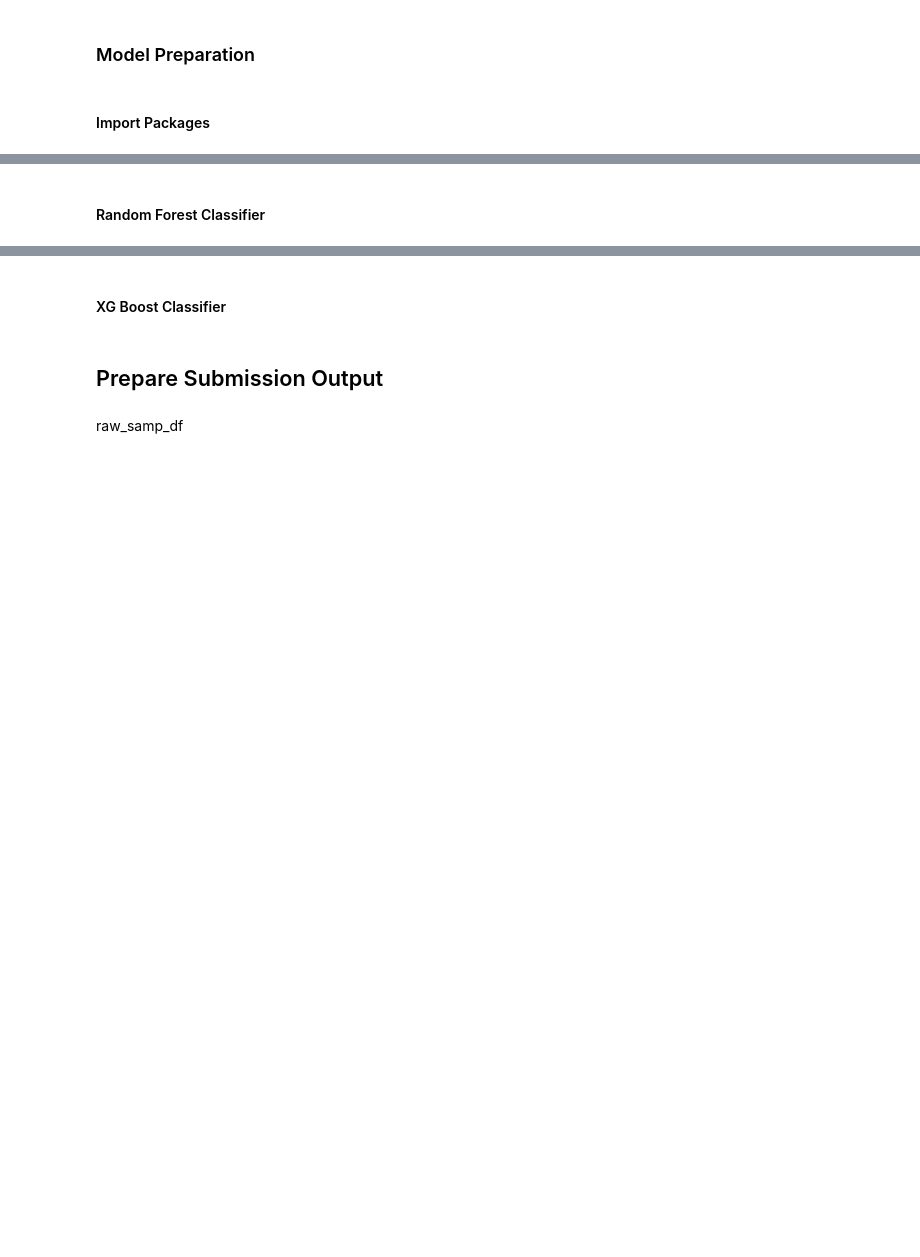
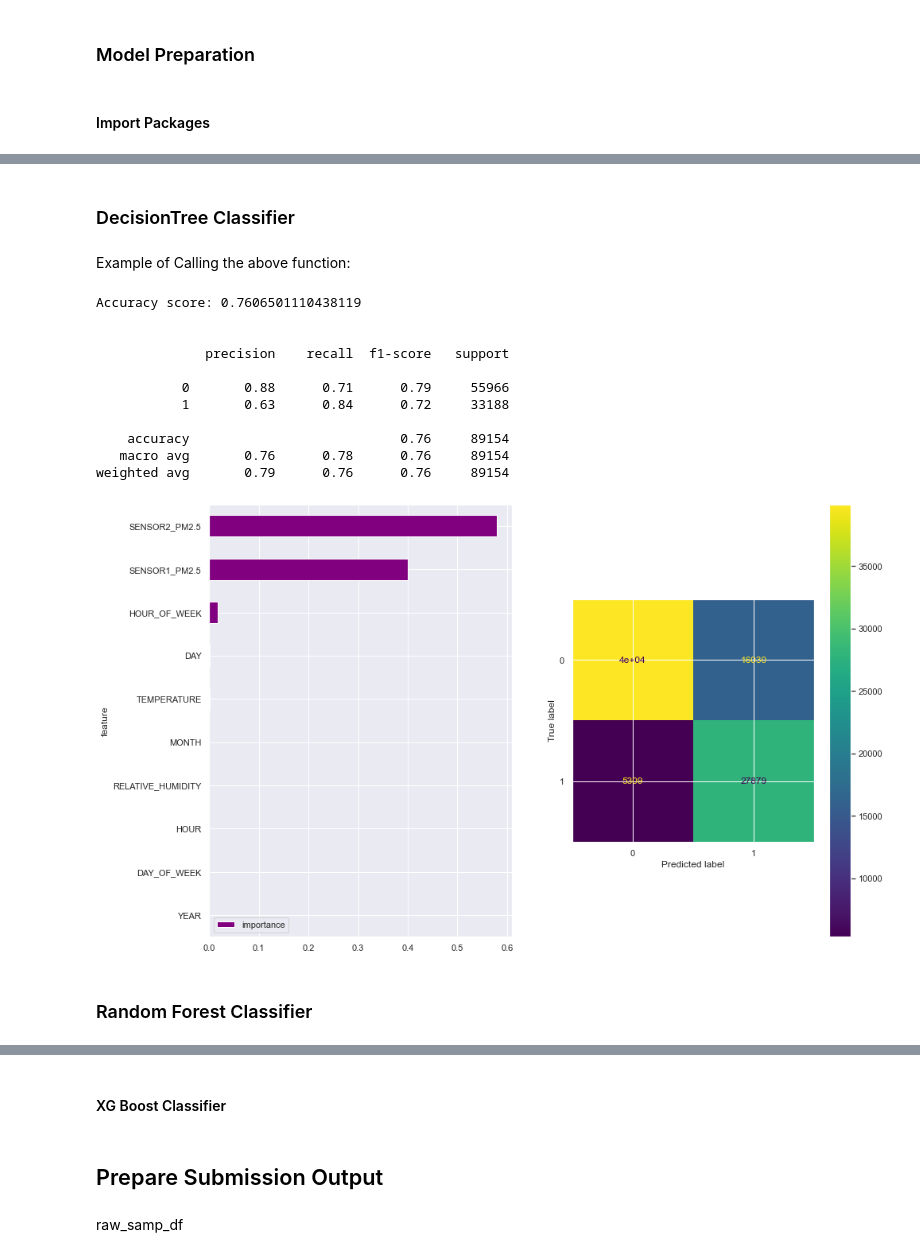
Before and after one commit to JessWN/UmojaHack2022-TeamVyrodok, a Jupyter notebook: challenge.ipynb, the cells around one changed output, grey strips where cells are left out. Cells and saved outputs as stored; diff of their text form; code cells hidden in the pictures; blank space fills up the shorter version.

Commit message:
220320 - Add functions for engineering & modelling

```diff
--- a/challenge.ipynb
+++ b/challenge.ipynb
@@ -351,6 +295,3 @@ Index(['SENSOR1_2.5', 'SENSOR2_2.5', 'TEMPERATURE', 'RELATIVE_HUMIDITY',
-# %%
-# split data into predictors and response
-train_df2 = train_df1.drop('OFFSET_FAULT', axis=1)
 # %%
 # demonstrate data standardization with sklearn
 from sklearn.preprocessing import StandardScaler
@@ -456,7 +356,0 @@ print(y_pred[0:5])
-# %%
-# Predict test set labels
-y_pred = dt.predict(X_test)
-
-# Compute test set accuracy
-acc = accuracy_score(y_test, y_pred)
-print("Test set accuracy: {:.2f}".format(acc))
@@ -465,15 +356,0 @@ Test set accuracy: 0.80
-# %%
-# Instantiate dt_entropy, set 'entropy' as the information criterion
-dt_entropy = DecisionTreeClassifier(max_depth=8, criterion='entropy', random_state=42)
-
-# Fit dt_entropy to the training set
-dt_entropy.fit(X_train,y_train)
-
-# Use dt_entropy to predict test set labels
-y_pred= dt_entropy.predict(X_test)
-
-# Evaluate accuracy_entropy
-accuracy_entropy = accuracy_score(y_test, y_pred)
-
-# Print accuracy_entropy
-print('Accuracy achieved by using entropy: ', accuracy_entropy)
@@ -517,0 +415,2 @@ from sklearn.metrics import  accuracy_score, confusion_matrix, classification_re
+# %% [markdown]
+### DecisionTree Classifier
@@ -518,3 +467,37 @@ from sklearn.metrics import  accuracy_score, confusion_matrix, classification_re
+# %% [markdown]
+Example of Calling the above function:
+# %%
+#Create columns as per the preparation function
+train_df = prepare_df(raw_train_df)
+
+#Fill the Nan values using mean values
+train_df = fill_na_mean(train_df)
+
+#At this point, we can select specific columns to be used in the fitting.
+#We can experiment by using the SENSOR1_PM2.5, SENSOR2_PM2.5, TEMPERATURE & HOUR columns
+# NOTE that the OFFSET_FAULT column should always be included
+# model_cols = ['SENSOR1_PM2.5', 'SENSOR2_PM2.5', 'TEMPERATURE', 'HOUR', 'OFFSET_FAULT']
+
+#If we want to use all columns, uncomment the line below
+model_cols = [col for col in train_df.columns]
+
+# The following columns are removed in the function itself: ID, DATETIME
+
+#Fit the model
+dtc_ = dtc_model(train_df[model_cols])
+# %% [output]
+Accuracy score: 0.7606501110438119
+
+
+              precision    recall  f1-score   support
+
+           0       0.88      0.71      0.79     55966
+           1       0.63      0.84      0.72     33188
+
+    accuracy                           0.76     89154
+   macro avg       0.76      0.78      0.76     89154
+weighted avg       0.79      0.76      0.76     89154
+[figure, added]
 # %% [markdown]
-#### Random Forest Classifier
+### Random Forest Classifier
 # %%
```
Also changed, not shown: parts of 58 cells of this notebook.
